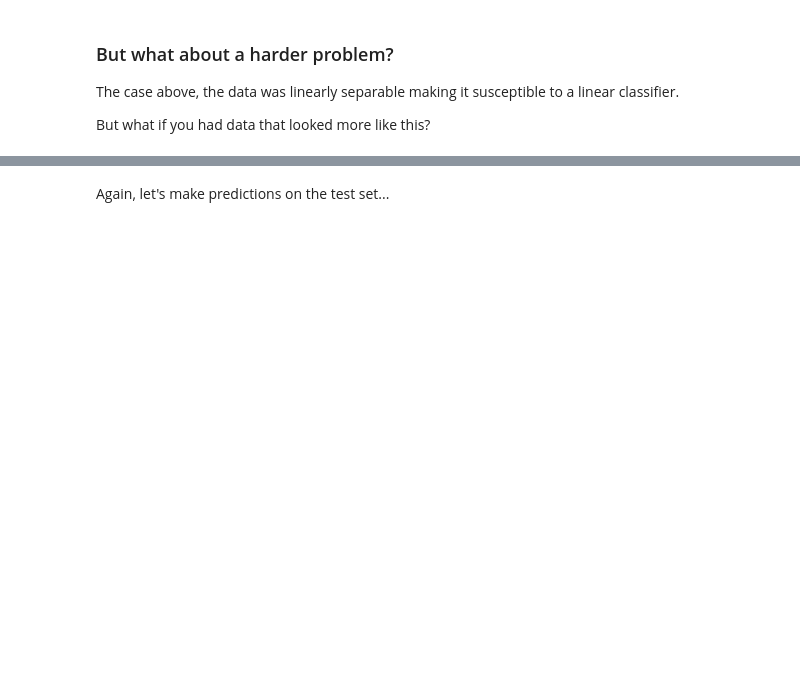
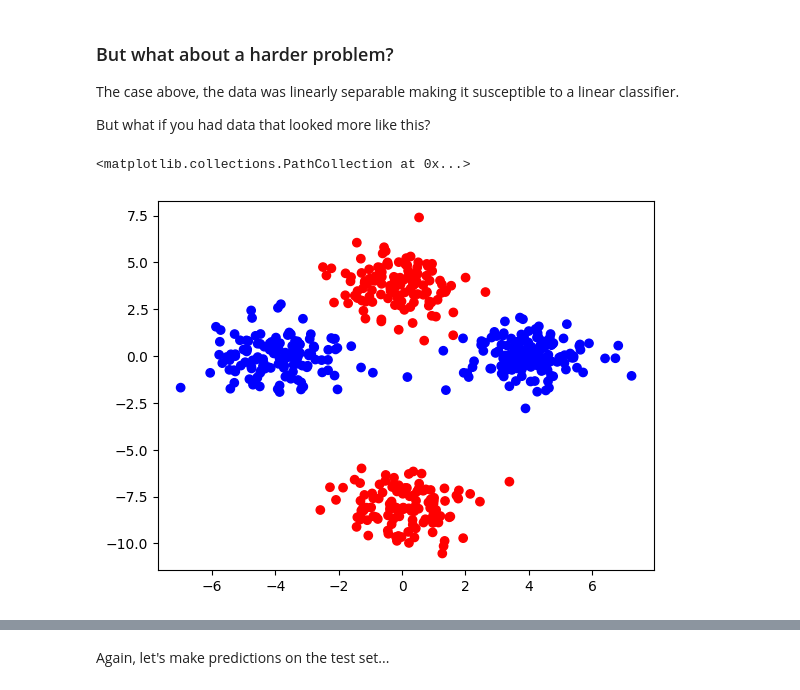
Before and after one commit to datasci-w266/2024-fall-main, a Jupyter notebook: assignment/a1/TensorFlow.ipynb, the cells around one changed output, grey strips where cells are left out. Cells and saved outputs as stored; diff of their text form; code cells hidden in the pictures; blank space fills up the shorter version.

```diff
--- a/assignment/a1/TensorFlow.ipynb
+++ b/assignment/a1/TensorFlow.ipynb
@@ -120,7 +118,10 @@ The case above, the data was linearly separable making it susceptible to a linea
 
 But what if you had data that looked more like this?
 # %%
-X_train, y_train, X_test, y_test = generate_non_linear_data(2500, 500)
+X_train, y_train, X_test, y_test = data.generate_non_linear_data(2500, 500)
 plt.scatter(X_test[:,0], X_test[:,1], c=y_test, cmap='bwr')
+# %% [output]
+<matplotlib.collections.PathCollection at 0x...>
+[figure, added]
 # %%
 linear_model.fit(X_train, y_train, epochs=10)
```
Also changed, not shown: parts of 23 cells of this notebook, 2 other files.
